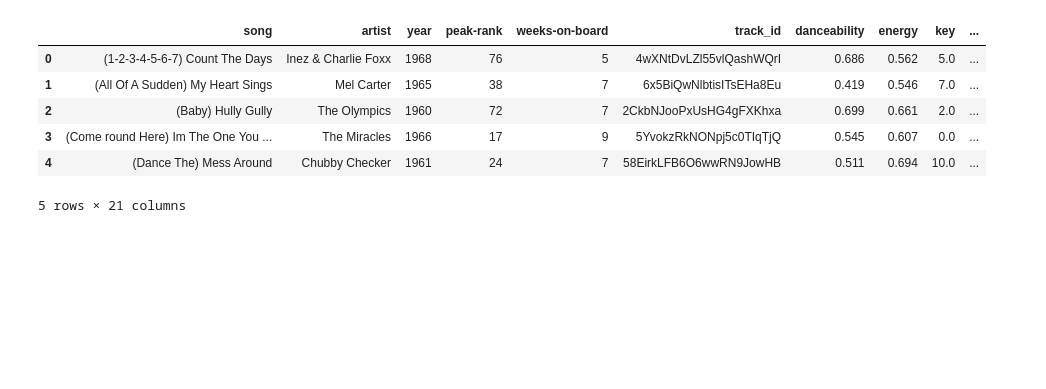
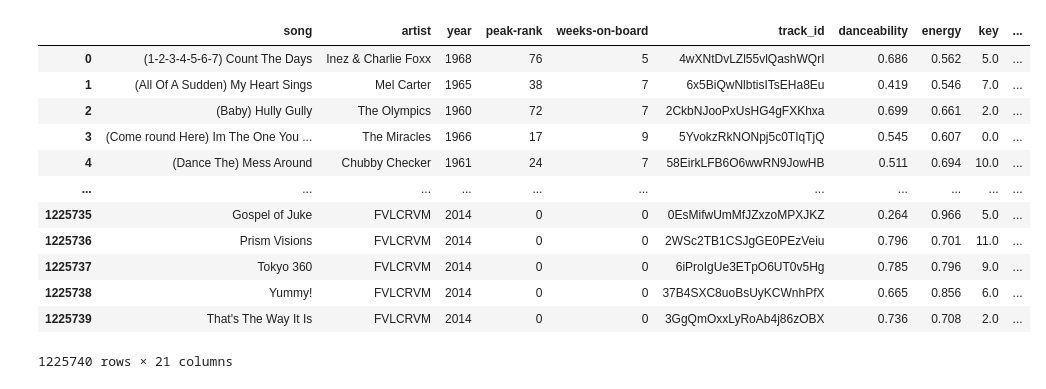
Before and after one commit to basse058/Billboard-Top-100-project, a Jupyter notebook: prediction_model.ipynb, the cells around one changed output. Drawn from its saved outputs; the diff is of its cells as text; code cells hidden in the pictures; blank space fills up the shorter version.

```diff
--- a/prediction_model.ipynb
+++ b/prediction_model.ipynb
@@ -8,11 +11,18 @@ from sklearn.metrics import confusion_matrix
 # %%
+# Read in full dataset
 df = pd.read_csv('./Resources/all_songs_final.csv')
-df.head()
+df
 # %% [output]
 |  | song | artist | year | peak-rank | weeks-on-board | track_id | danceability | energy | key | ... |
 | 0 | (1-2-3-4-5-6-7) Count The Days | Inez & Charlie Foxx | 1968 | 76 | 5 | 4wXNtDvLZl55vlQashWQrI | 0.686 | 0.562 | 5.0 | ... |
 | 1 | (All Of A Sudden) My Heart Sings | Mel Carter | 1965 | 38 | 7 | 6x5BiQwNlbtisITsEHa8Eu | 0.419 | 0.546 | 7.0 | ... |
 | 2 | (Baby) Hully Gully | The Olympics | 1960 | 72 | 7 | 2CkbNJooPxUsHG4gFXKhxa | 0.699 | 0.661 | 2.0 | ... |
 | 3 | (Come round Here) Im The One You ... | The Miracles | 1966 | 17 | 9 | 5YvokzRkNONpj5c0TIqTjQ | 0.545 | 0.607 | 0.0 | ... |
 | 4 | (Dance The) Mess Around | Chubby Checker | 1961 | 24 | 7 | 58EirkLFB6O6wwRN9JowHB | 0.511 | 0.694 | 10.0 | ... |
+| ... | ... | ... | ... | ... | ... | ... | ... | ... | ... | ... |
+| 1225735 | Gospel of Juke | FVLCRVM | 2014 | 0 | 0 | 0EsMifwUmMfJZxzoMPXJKZ | 0.264 | 0.966 | 5.0 | ... |
+| 1225736 | Prism Visions | FVLCRVM | 2014 | 0 | 0 | 2WSc2TB1CSJgGE0PEzVeiu | 0.796 | 0.701 | 11.0 | ... |
+| 1225737 | Tokyo 360 | FVLCRVM | 2014 | 0 | 0 | 6iProIgUe3ETpO6UT0v5Hg | 0.785 | 0.796 | 9.0 | ... |
+| 1225738 | Yummy! | FVLCRVM | 2014 | 0 | 0 | 37B4SXC8uoBsUyKCWnhPfX | 0.665 | 0.856 | 6.0 | ... |
+| 1225739 | That's The Way It Is | FVLCRVM | 2014 | 0 | 0 | 3GgQmOxxLyRoAb4j86zOBX | 0.736 | 0.708 | 2.0 | ... |
-5 rows × 21 columns
+1225740 rows × 21 columns
```
Also changed, not shown: parts of 48 cells of this notebook, 13 other files.
